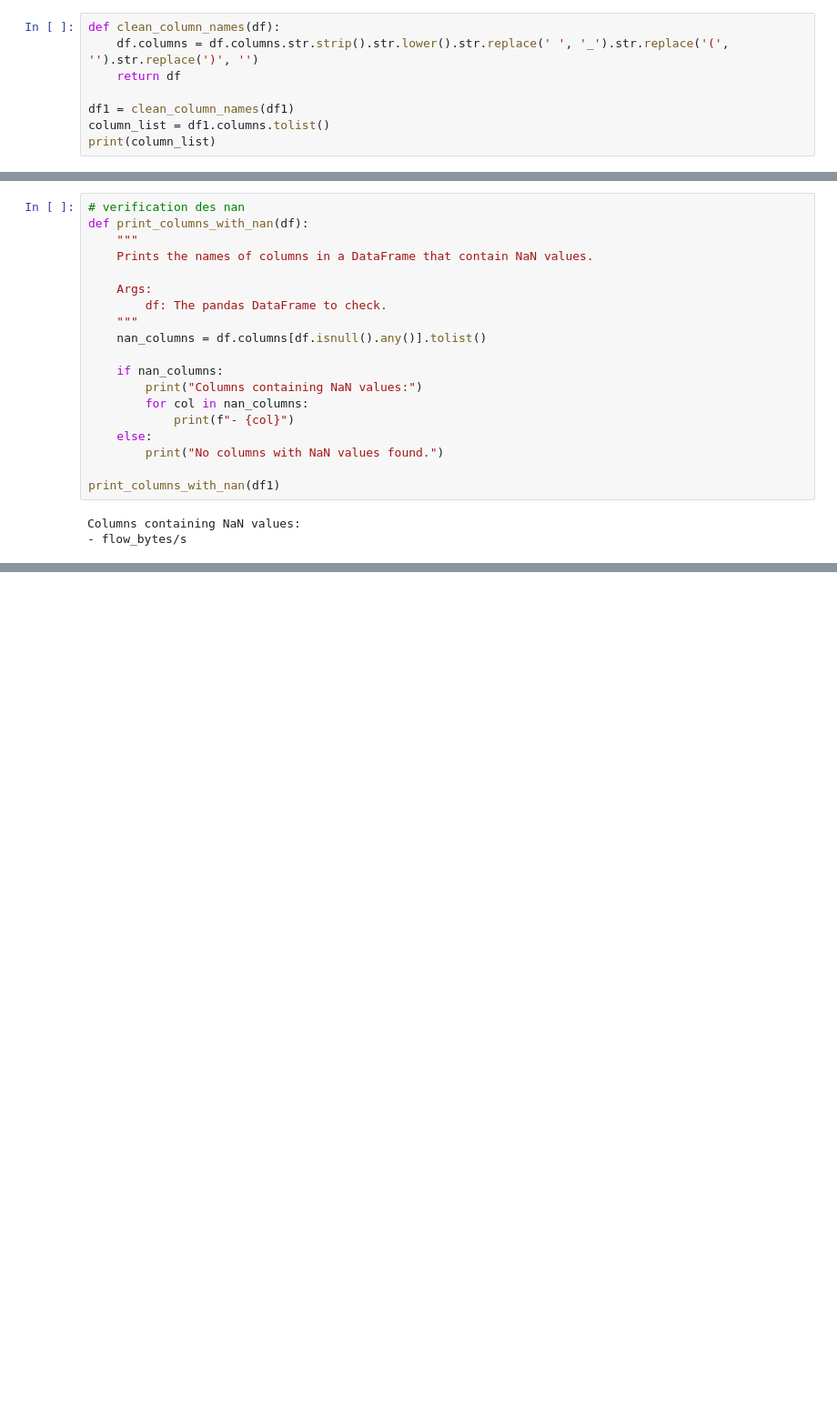
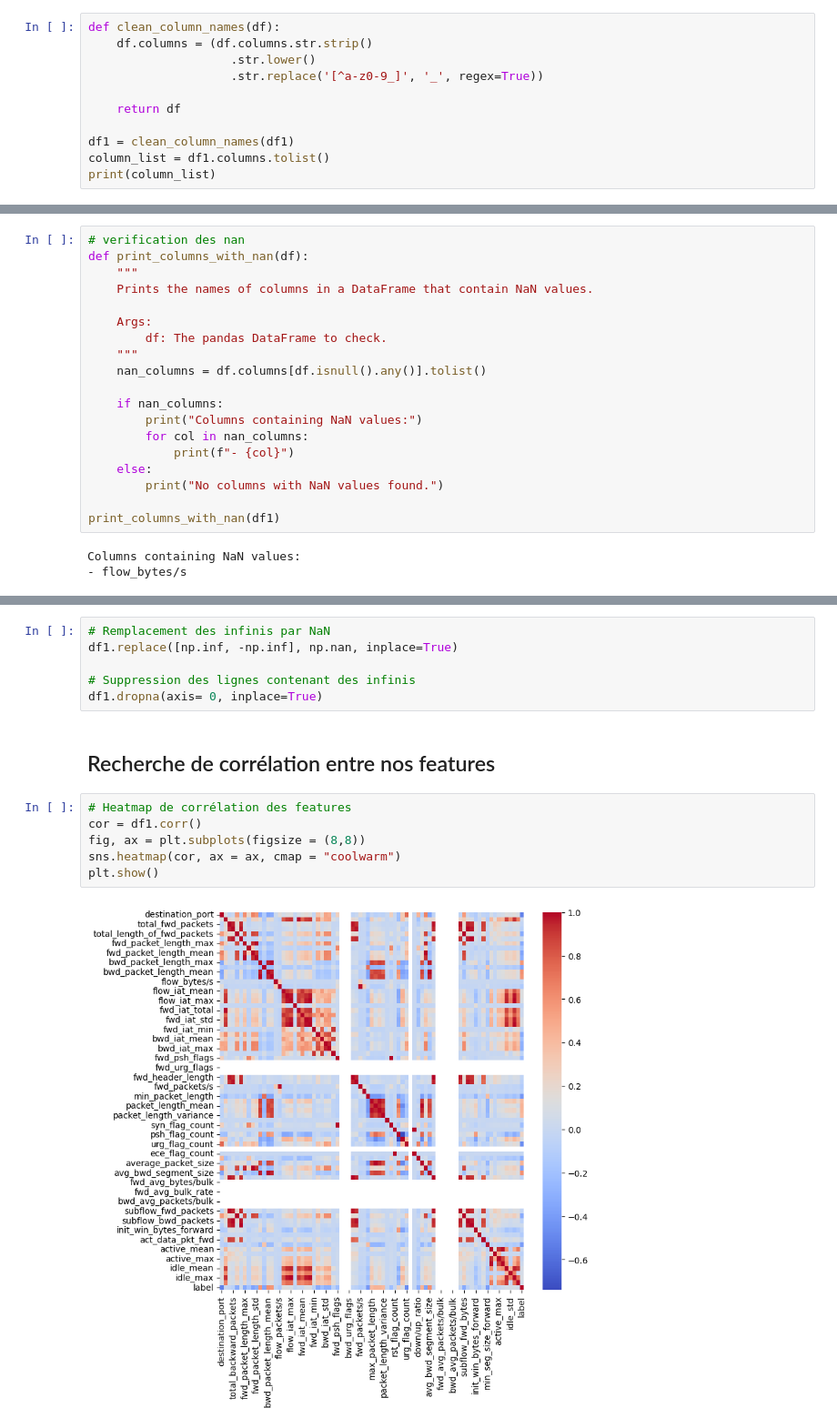
Before and after one commit to AntoinePELAMOURGUES/NetworkAnomalyDetection, a Jupyter notebook: notebooks/2_datasets.ipynb, the cells around one changed output, grey strips where cells are left out. Shown: that part at 91% size. Saved outputs shown, nothing was run; the diff lists cells and outputs as text; blank space fills up the shorter version.

```diff
--- a/notebooks/2_datasets.ipynb
+++ b/notebooks/2_datasets.ipynb
@@ -67,7 +25,10 @@ df1.head()
 5 rows × 79 columns
 # %%
 def clean_column_names(df):
-    df.columns = df.columns.str.strip().str.lower().str.replace(' ', '_').str.replace('(', '').str.replace(')', '')
+    df.columns = (df.columns.str.strip()
+                    .str.lower()
+                    .str.replace('[^a-z0-9_]', '_', regex=True))
+
     return df
 
 df1 = clean_column_names(df1)
@@ -383,0 +159,16 @@ plt.scatter(pca[:,0], pca[:,1], c=y_train)
+# %%
+# Remplacement des infinis par NaN
+df1.replace([np.inf, -np.inf], np.nan, inplace=True)
+
+# Suppression des lignes contenant des infinis
+df1.dropna(axis= 0, inplace=True)
+# %% [markdown]
+## Recherche de corrélation entre nos features
+# %%
+# Heatmap de corrélation des features
+cor = df1.corr()
+fig, ax = plt.subplots(figsize = (8,8))
+sns.heatmap(cor, ax = ax, cmap = "coolwarm")
+plt.show()
+# %% [output]
+[figure, added]
```
Also changed, not shown: parts of 31 cells of this notebook, 2 other files.
